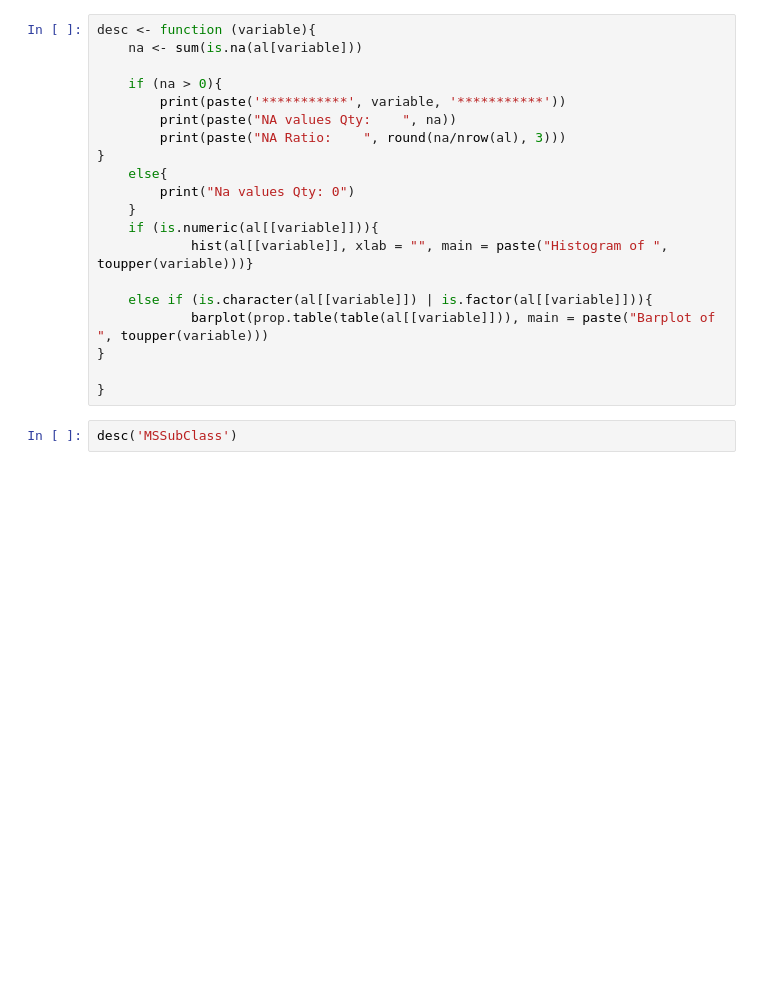
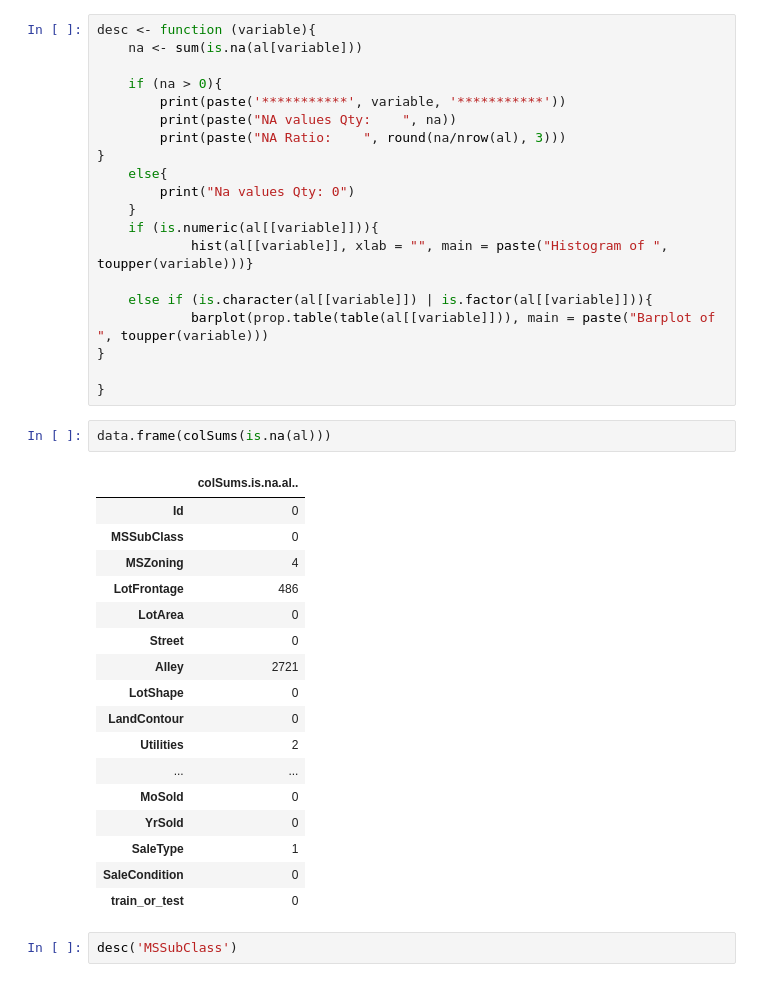
Before and after one commit to amirsaleem1990/Statistics, a Jupyter notebook: House-Prices-Advanced-Regression-Techniques-kaggle-compitation/Untitled1.ipynb, the cells around one changed output. Saved outputs shown, nothing was run; the diff lists cells and outputs as text; blank space fills up the shorter version.

```diff
--- a/House-Prices-Advanced-Regression-Techniques-kaggle-compitation/Untitled1.ipynb
+++ b/House-Prices-Advanced-Regression-Techniques-kaggle-compitation/Untitled1.ipynb
@@ -47,6 +47,26 @@ desc <- function (variable){
 }
 
 }
+# %%
+data.frame(colSums(is.na(al)))
+# %% [output]
+|  | colSums.is.na.al.. |
+| Id | 0 |
+| MSSubClass | 0 |
+| MSZoning | 4 |
+| LotFrontage | 486 |
+| LotArea | 0 |
+| Street | 0 |
+| Alley | 2721 |
+| LotShape | 0 |
+| LandContour | 0 |
+| Utilities | 2 |
+| ... | ... |
+| MoSold | 0 |
+| YrSold | 0 |
+| SaleType | 1 |
+| SaleCondition | 0 |
+| train_or_test | 0 |
 # %%
 desc('MSSubClass')
 # %% [output]
```
